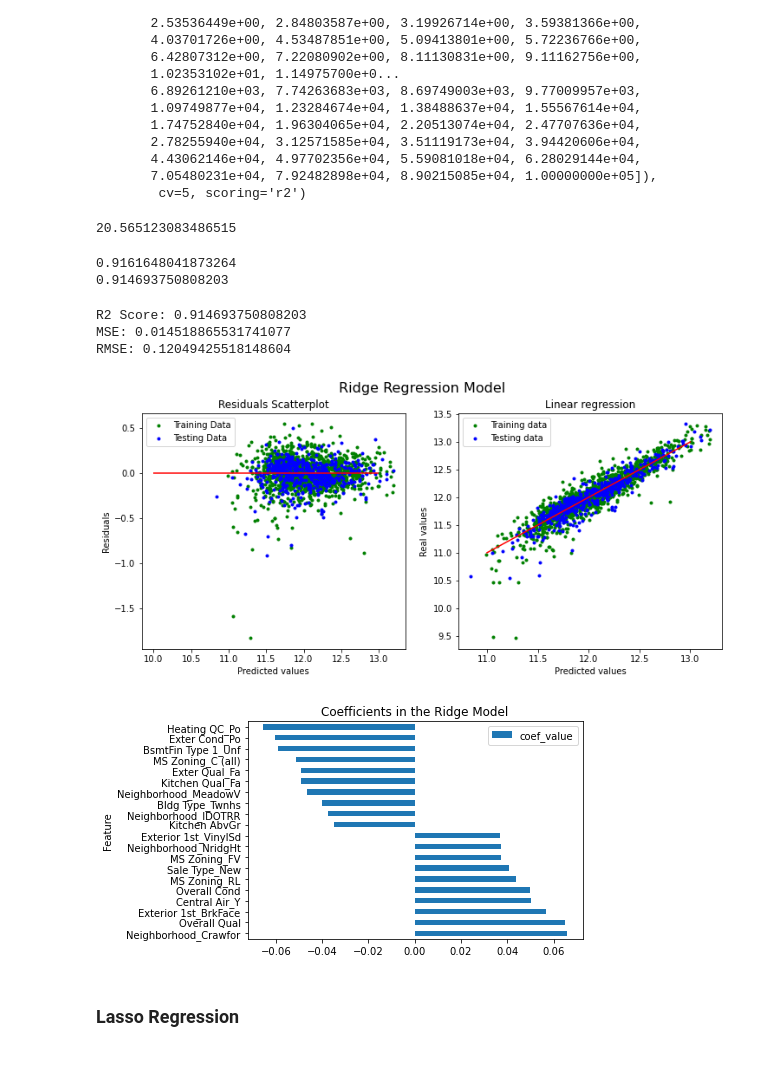
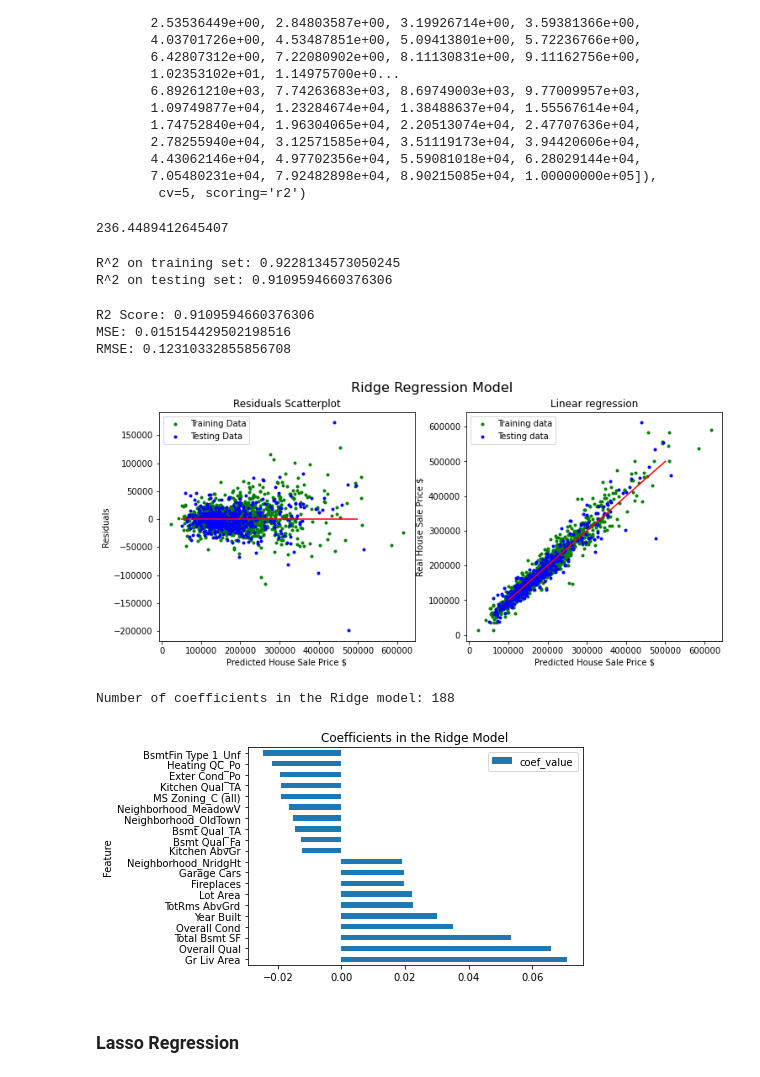
Before and after one commit to AdrianaCh87/Predicting-House-Sale-Price-in-Ames-Iowa, a Jupyter notebook: Code/04_modeling_and_model_evaluation.ipynb, the cells around one changed output. Drawn from its saved outputs; the diff is of its cells as text; code cells hidden in the pictures.

```diff
--- a/Code/04_modeling_and_model_evaluation.ipynb
+++ b/Code/04_modeling_and_model_evaluation.ipynb
@@ -21,18 +21,22 @@ def check_residual(model, model_name, x_train_data, y_train_data, x_test_data, y
 
     # Check residuals for baseline model
     if model== 'Baseline':
-        y_prediction = x_test_data.mean()
+        y_prediction = np.expm1(y_train_data.mean())
         y_predictions = []
         for i in range(0,len(y_test_data)):
             y_predictions.append(y_prediction)
-        residuals = y_test_data - y_predictions
+        residuals = np.expm1(y_test_data) - y_predictions
 
     # Calculate residuals and plot them
     else:
-        train_predictions = model.predict(x_train_data)
+
+        y_train_data = np.expm1(y_train_data)
+        y_test_data= np.expm1(y_test_data)
+
+        train_predictions = np.expm1(model.predict(x_train_data))
         train_residuals = y_train_data - train_predictions
 
-        test_predictions = model.predict(x_test_data)
+        test_predictions = np.expm1(model.predict(x_test_data))
         test_residuals = y_test_data - test_predictions
 
         fig, axes = plt.subplots(1,2, figsize=(12,5))
@@ -41,20 +45,20 @@ def check_residual(model, model_name, x_train_data, y_train_data, x_test_data, y
         ax2 = axes[1]
 
         ax1.set_title('Residuals Scatterplot')
-        ax1.set_xlabel("Predicted values")
+        ax1.set_xlabel("Predicted House Sale Price $")
         ax1.set_ylabel("Residuals")
         ax1.scatter(train_predictions, train_residuals, c = 'green', marker = '.', label = 'Training Data')
         ax1.scatter(test_predictions, test_residuals, c = 'blue', marker = '.', label = 'Testing Data')
         ax1.legend()
-        ax1.hlines(y=0, xmin=10, xmax=13, color = 'red')
+        ax1.hlines(y=0, xmin=50_000, xmax=500_000, color = 'red')
 
         ax2.set_title("Linear regression")
-        ax2.set_xlabel("Predicted values")
-        ax2.set_ylabel("Real values")
+        ax2.set_xlabel("Predicted House Sale Price $")
+        ax2.set_ylabel("Real House Sale Price $")
         ax2.scatter(train_predictions, y_train_data, c = 'green', marker = '.', label = "Training data")
         ax2.scatter(test_predictions, y_test_data, c = 'blue', marker = '.', label = "Testing data")
         ax2.legend()
-        ax2.plot([11, 13], [11, 13], c = "red")
+        ax2.plot([100_000, 500_000], [100_000, 500_000], c = "red")
 
         plt.show()
 
@@ -174,13 +201,18 @@ X = df.drop(columns = ['SalePrice_log', 'SalePrice'])
 y = df['SalePrice_log']
 # %%
 # Perform a split of x and y
-X_train, X_test, y_train, y_test = train_test_split(X, y, random_state=42)
+X_train_r, X_test_r, y_train_r, y_test_r = train_test_split(X, y, random_state=42)
+
+# Scale data
+ss = StandardScaler()
+Xs_train_r = ss.fit_transform(X_train_r)
+Xs_test_r = ss.transform(X_test_r)
 # %%
 r_alphas = np.logspace(0, 5, 100)
 
 ridge_cv = RidgeCV(alphas=r_alphas, scoring='r2', cv=5)
 
-ridge_cv.fit(X_train, y_train)
+ridge_cv.fit(Xs_train_r, y_train_r)
 # %% [output]
 RidgeCV(alphas=array([1.00000000e+00, 1.12332403e+00, 1.26185688e+00, 1.41747416e+00,
        1.59228279e+00, 1.78864953e+00, 2.00923300e+00, 2.25701972e+00,
@@ -198,36 +230,39 @@ RidgeCV(alphas=array([1.00000000e+00, 1.12332403e+00, 1.26185688e+00, 1.41747416
 # %%
 ridge_cv.alpha_
 # %% [output]
-20.565123083486515
+236.4489412645407
-# %%
-print(ridge_cv.score(X_train, y_train))
-print(ridge_cv.score(X_test, y_test))
-# %% [output]
-0.9161648041873264
-0.914693750808203
+# %%
+print('R^2 on training set:', ridge_cv.score(Xs_train_r, y_train_r))
+print('R^2 on testing set:', ridge_cv.score(Xs_test_r, y_test_r))
+# %% [output]
+R^2 on training set: 0.9228134573050245
+R^2 on testing set: 0.9109594660376306
 # %%
-evaluate_model(ridge_cv, X_test, y_test)
+evaluate_model(ridge_cv, Xs_test_r, y_test_r)
 # %% [output]
-R2 Score: 0.914693750808203
-MSE: 0.014518865531741077
-RMSE: 0.12049425518148604
+R2 Score: 0.9109594660376306
+MSE: 0.015154429502198516
+RMSE: 0.12310332855856708
 # %%
-check_residual(ridge_cv, 'Ridge Regression', Xs_train, y_train, Xs_test, y_test)
+check_residual(ridge_cv, 'Ridge Regression', Xs_train_r, y_train_r, Xs_test_r, y_test_r)
 # %% [output]
-[figure, old version]
+[figure, new version]
 # %%
 ridge_coefficients = pd.DataFrame({
                         'Feature': X.columns,
                         'coef_value': ridge_cv.coef_
                     }).set_index('Feature').sort_values('coef_value', ascending=False)
 
+print(f'Number of coefficients in the Ridge model: {ridge_coefficients.shape[0]}')
+
 ridge_coefficients_summary = pd.concat([ridge_coefficients.head(10),
                      ridge_coefficients.tail(10)])
 ridge_coefficients_summary.plot(kind = "barh")
 plt.title("Coefficients in the Ridge Model")
 plt.show()
 # %% [output]
+Number of coefficients in the Ridge model: 188
-[figure, old version]
+[figure, new version]
 # %% [markdown]
 ### Lasso Regression
 # %%
```
Also changed, not shown: parts of 26 cells of this notebook, 13 other files.
